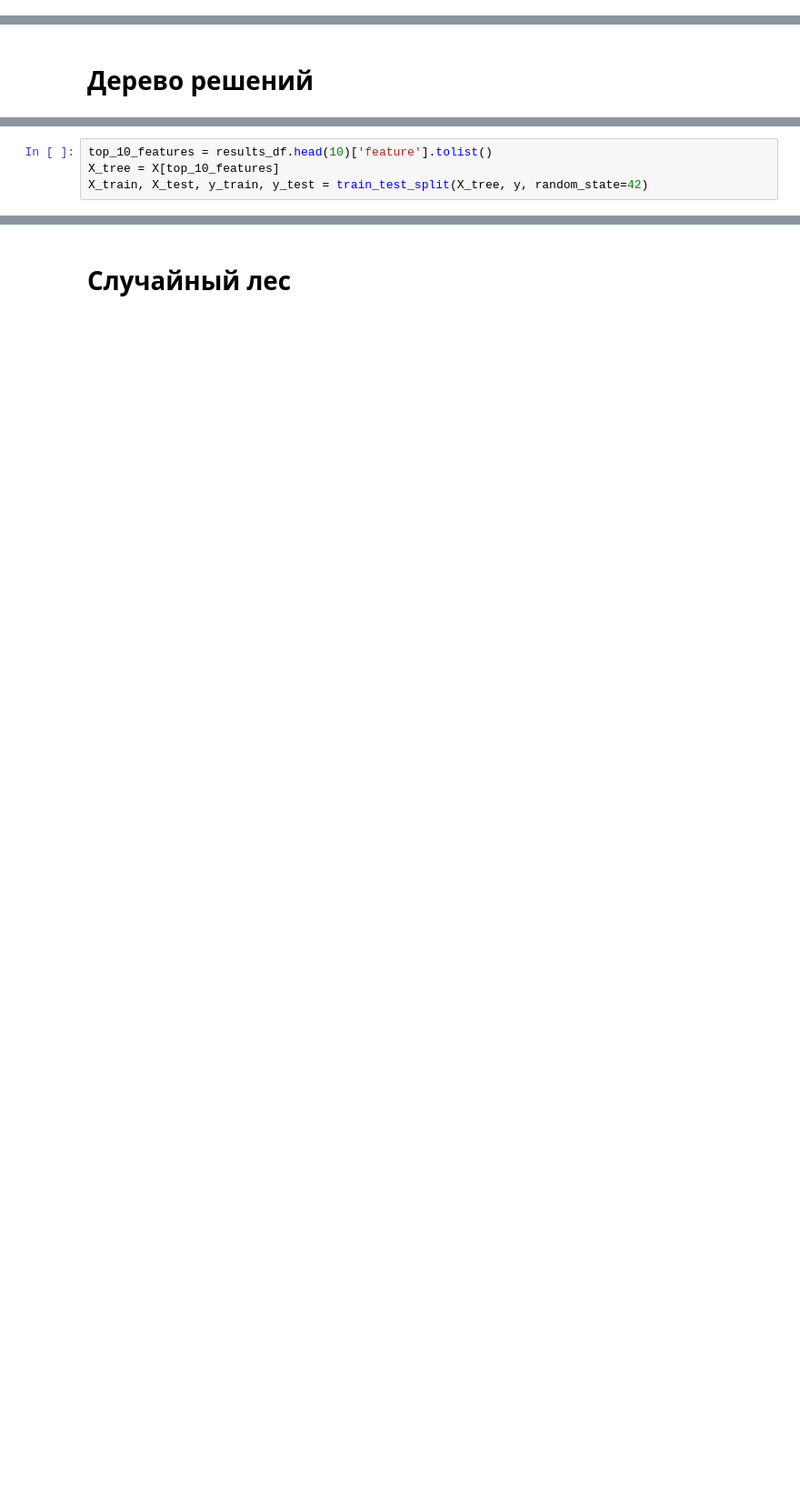
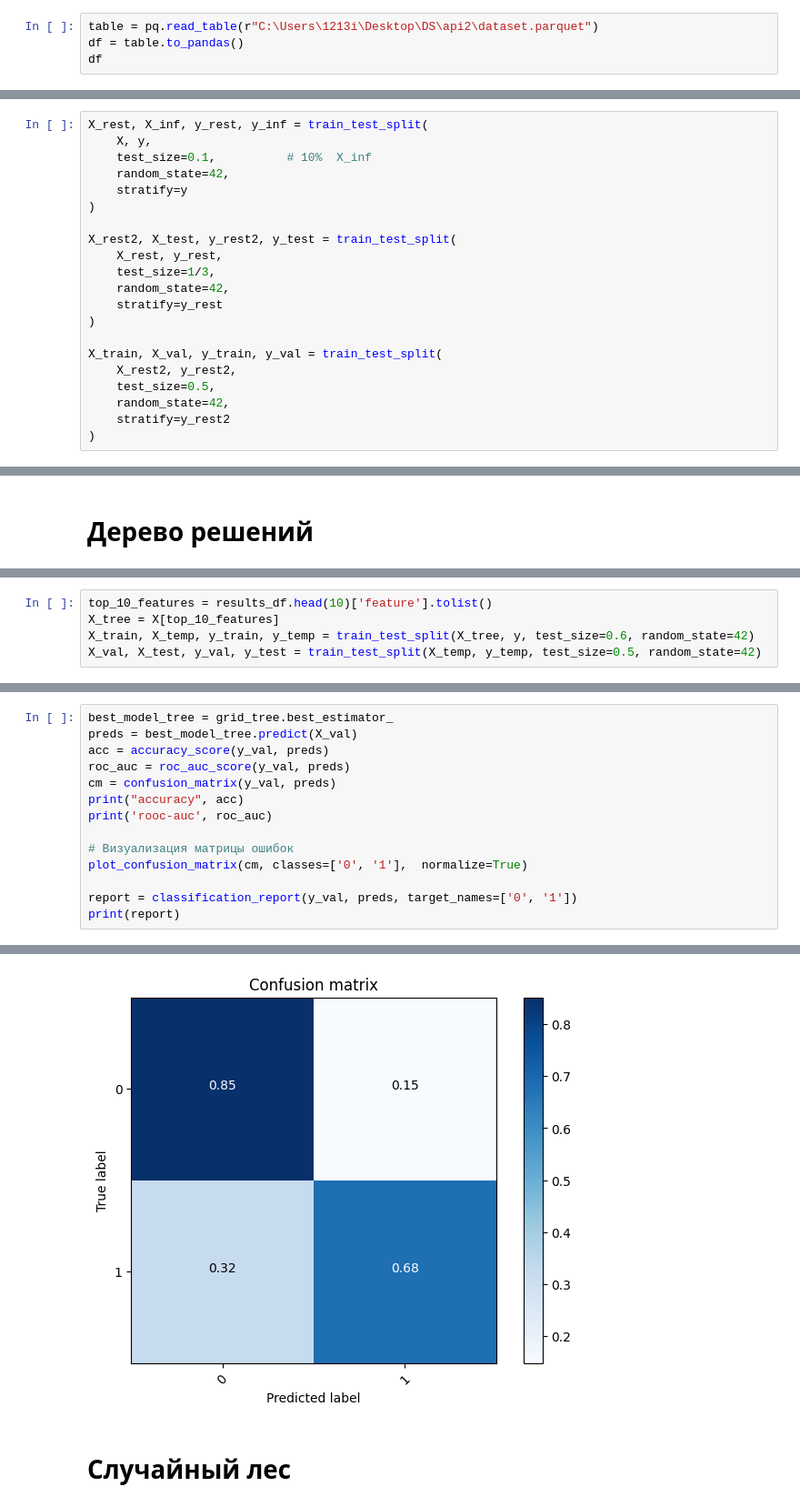
Before and after one commit to GalinaSapel/api3, a Jupyter notebook: m.ipynb, the cells around one changed output, grey strips where cells are left out. Shown at 91% size. Drawn from its saved outputs; the diff is of its cells as text; blank space fills up the shorter version.

```diff
--- a/m.ipynb
+++ b/m.ipynb
@@ -40,0 +23,4 @@ len(df)
+# %%
+table = pq.read_table(r"C:\Users\1213i\Desktop\DS\api2\dataset.parquet")
+df = table.to_pandas()
+df
@@ -218,2 +201,23 @@ X.shape
+# %%
+X_rest, X_inf, y_rest, y_inf = train_test_split(
+    X, y,
+    test_size=0.1,          # 10%  X_inf
+    random_state=42,
+    stratify=y
+)
+
+X_rest2, X_test, y_rest2, y_test = train_test_split(
+    X_rest, y_rest,
+    test_size=1/3,
+    random_state=42,
+    stratify=y_rest
+)
+
+X_train, X_val, y_train, y_val = train_test_split(
+    X_rest2, y_rest2,
+    test_size=0.5,
+    random_state=42,
+    stratify=y_rest2
+)
 # %% [markdown]
 Метод обертки
@@ -384,7 +446,8 @@ results_df.head(10)
 # %%
 top_10_features = results_df.head(10)['feature'].tolist()
 X_tree = X[top_10_features]
-X_train, X_test, y_train, y_test = train_test_split(X_tree, y, random_state=42)
+X_train, X_temp, y_train, y_temp = train_test_split(X_tree, y, test_size=0.6, random_state=42)
+X_val, X_test, y_val, y_test = train_test_split(X_temp, y_temp, test_size=0.5, random_state=42)
 # %%
 model_tree = DecisionTreeClassifier()
 params = {
@@ -410,0 +474,15 @@ Fitting 5 folds for each of 72 candidates, totalling 360 fits
+# %%
+best_model_tree = grid_tree.best_estimator_
+preds = best_model_tree.predict(X_val)
+acc = accuracy_score(y_val, preds)
+roc_auc = roc_auc_score(y_val, preds)
+cm = confusion_matrix(y_val, preds)
+print("accuracy", acc)
+print('rooc-auc', roc_auc)
+
+# Визуализация матрицы ошибок
+plot_confusion_matrix(cm, classes=['0', '1'],  normalize=True)
+
+report = classification_report(y_val, preds, target_names=['0', '1'])
+print(report)
+# %% [output]
@@ -411,3 +500,4 @@ Fitting 5 folds for each of 72 candidates, totalling 360 fits
+[figure, added]
 # %% [markdown]
 # Случайный лес
 # %%
```
Also changed, not shown: parts of 48 cells of this notebook.
